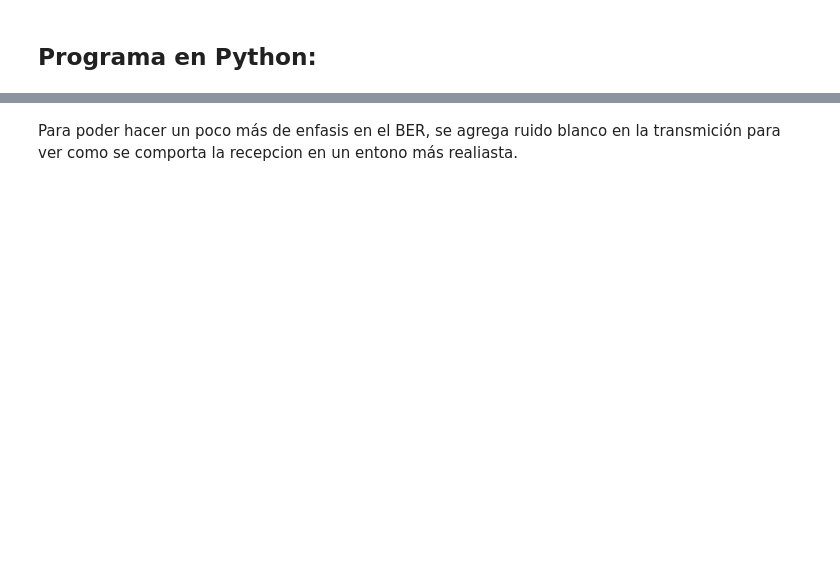
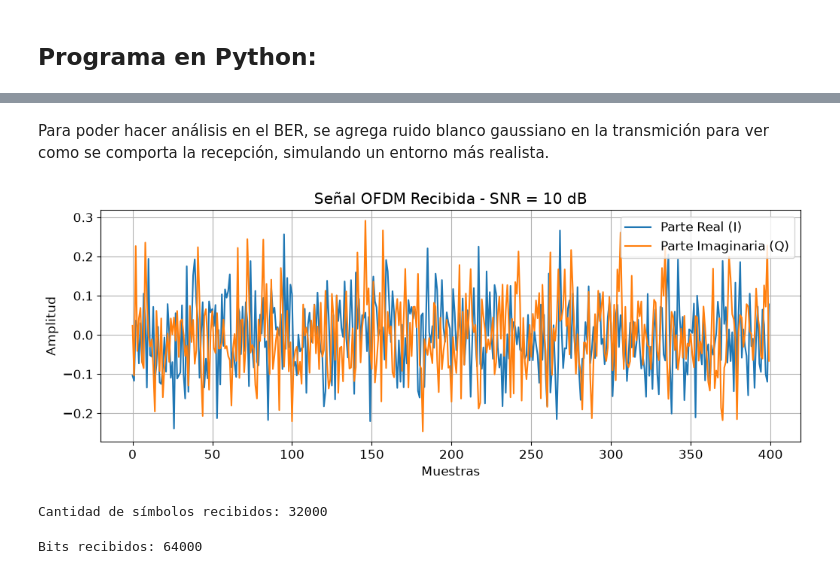
Before and after one commit to agus-alvarez-01/OFDM---Comunicaciones-Digitales, a Jupyter notebook: jupyter-notebook/TP-OFDM.ipynb, the cells around one changed output, grey strips where cells are left out. Cells and saved outputs as stored; diff of their text form; code cells hidden in the pictures; blank space fills up the shorter version.

Commit message:
add AWGN in jupyter

```diff
--- a/jupyter-notebook/TP-OFDM.ipynb
+++ b/jupyter-notebook/TP-OFDM.ipynb
@@ -469,2 +481,61 @@ plt.show()
 # %% [markdown]
-Para poder hacer un poco más de enfasis en el BER, se agrega ruido blanco en la transmición para ver como se comporta la recepcion en un entono más realiasta.
+Para poder hacer análisis en el BER, se agrega ruido blanco gaussiano en la transmición para ver como se comporta la recepción, simulando un entorno más realista.
+# %%
+# CANAL AWGN
+def awgn_channel(tx_signal, SNR_dB):
+    """
+    Canal AWGN
+    Agrega ruido blanco gaussiano a la señal transmitida.
+    """
+    # Potencia promedio de la señal
+    signal_power = np.mean(np.abs(tx_signal)**2)
+    # Conversión de SNR de dB a escala lineal
+    SNR_linear = 10**(SNR_dB / 10)
+    # Potencia del ruido
+    noise_power = signal_power / SNR_linear
+    # Ruido gaussiano complejo
+    noise = np.sqrt(noise_power / 2) * (
+        np.random.randn(len(tx_signal))
+        + 1j * np.random.randn(len(tx_signal))
+    )
+    # Señal recibida
+    rx_signal = tx_signal + noise
+
+    return rx_signal
+# %%
+# RECEPCIÓN
+# Canal AWGN
+SNR_dB = 10     # Relación señal a ruido en dB
+rx_signal = awgn_channel(tx_signal, SNR_dB)
+# %%
+# Visualización de la señal recibida
+plt.figure(figsize=(12,4))
+plt.plot(
+    np.real(rx_signal[:400]),
+    label="Parte Real (I)"
+)
+plt.plot(
+    np.imag(rx_signal[:400]),
+    label="Parte Imaginaria (Q)"
+)
+plt.title(f"Señal OFDM Recibida - SNR = {SNR_dB} dB")
+plt.xlabel("Muestras")
+plt.ylabel("Amplitud")
+plt.grid(True)
+plt.legend()
+#plt.show()
+plt.show(block=False)
+# %% [output]
+[figure, added]
+# %%
+# RECEPTOR OFDM con AWGN
+symbols_rx = ofdm_receiver(rx_signal, N, CP)
+print("Cantidad de símbolos recibidos:", len(symbols_rx))
+# %% [output]
+Cantidad de símbolos recibidos: 32000
+# %%
+# DEMODULACIÓN QPSK con AWGN
+bits_rx = qpsk_demodulator(symbols_rx)
+print("Bits recibidos:", len(bits_rx))
+# %% [output]
+Bits recibidos: 64000
```
Also changed, not shown: parts of 13 cells of this notebook, 1 other file.
